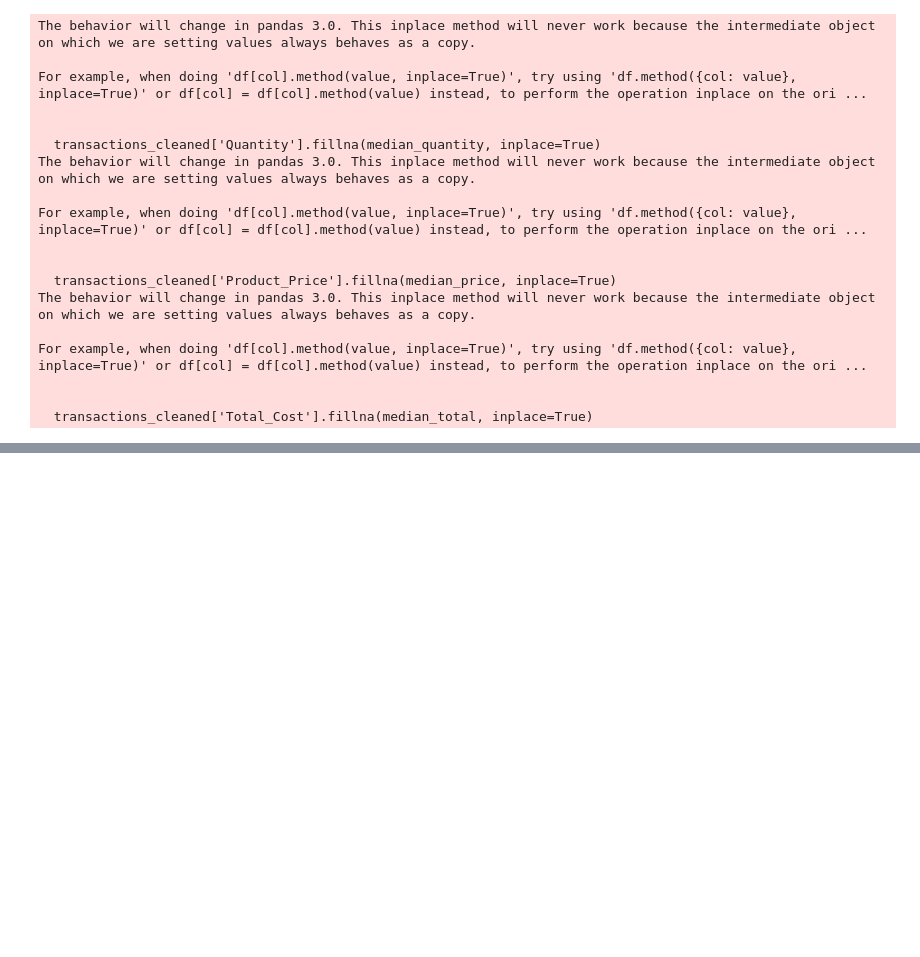
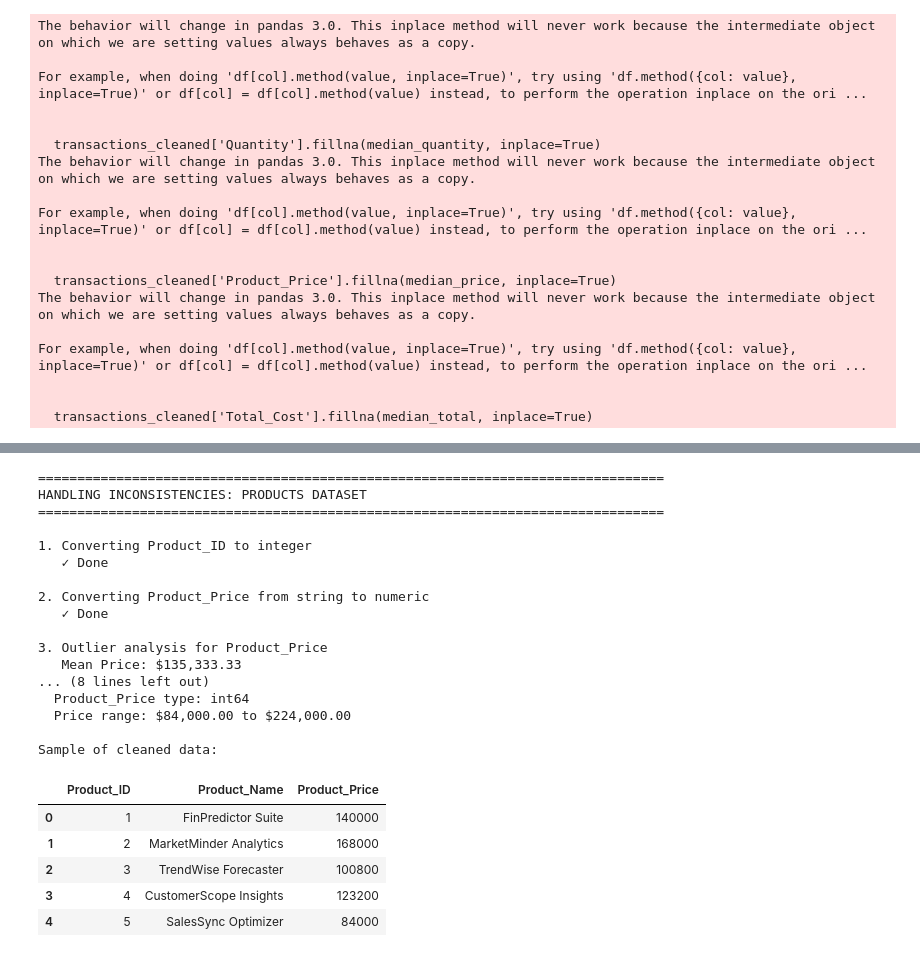
Before and after one commit to kjudge-zxc/MLPA_MS1, a Jupyter notebook: ms1_mlpa.ipynb, the cells around one changed output, grey strips where cells are left out. Drawn from its saved outputs; the diff is of its cells as text; code cells hidden in the pictures; blank space fills up the shorter version.

```diff
--- a/ms1_mlpa.ipynb
+++ b/ms1_mlpa.ipynb
@@ -431,0 +779,57 @@ For example, when doing 'df[col].method(value, inplace=True)', try using 'df.met
+# %%
+# HANDLING INCONSISTENCIES IN PRODUCTS DATASET
+print("=" * 80)
+print("HANDLING INCONSISTENCIES: PRODUCTS DATASET")
+print("=" * 80)
+
+print("\n1. Converting Product_ID to integer")
+products_cleaned['Product_ID'] = products_cleaned['Product_ID'].astype(int)
+print("   ✓ Done")
+
+print("\n2. Converting Product_Price from string to numeric")
+products_cleaned['Product_Price'] = products_cleaned['Product_Price'].str.replace('?', '', regex=False)
+products_cleaned['Product_Price'] = products_cleaned['Product_Price'].str.replace(',', '', regex=False)
+products_cleaned['Product_Price'] = pd.to_numeric(products_cleaned['Product_Price'], errors='coerce')
+print("   ✓ Done")
+
+print("\n3. Outlier analysis for Product_Price")
+mean_price = products_cleaned['Product_Price'].mean()
+std_price = products_cleaned['Product_Price'].std()
+print(f"   Mean Price: ${mean_price:,.2f}")
+print(f"   Std Dev: ${std_price:,.2f}")
+print(f"   Note: Keeping all price outliers (no removal)")
+print(f"   Price variations may reflect product tier differences")
+print("   ✓ Keeping all valid prices")
+
+print(f"\nSummary:")
+print(f"  Total rows: {len(products_cleaned)}")
+print(f"  Product_ID type: {products_cleaned['Product_ID'].dtype}")
+print(f"  Product_Price type: {products_cleaned['Product_Price'].dtype}")
+print(f"  Price range: ${products_cleaned['Product_Price'].min():,.2f} to ${products_cleaned['Product_Price'].max():,.2f}")
+
+print("\nSample of cleaned data:")
+display(products_cleaned.head())
+# %% [output]
+================================================================================
+HANDLING INCONSISTENCIES: PRODUCTS DATASET
+================================================================================
+
+1. Converting Product_ID to integer
+   ✓ Done
+
+2. Converting Product_Price from string to numeric
+   ✓ Done
+
+3. Outlier analysis for Product_Price
+   Mean Price: $135,333.33
+... (8 lines left out)
+  Product_Price type: int64
+  Price range: $84,000.00 to $224,000.00
+
+Sample of cleaned data:
+|  | Product_ID | Product_Name | Product_Price |
+| 0 | 1 | FinPredictor Suite | 140000 |
+| 1 | 2 | MarketMinder Analytics | 168000 |
+| 2 | 3 | TrendWise Forecaster | 100800 |
+| 3 | 4 | CustomerScope Insights | 123200 |
+| 4 | 5 | SalesSync Optimizer | 84000 |
```
Also changed, not shown: parts of 8 cells of this notebook, 4 other files.
